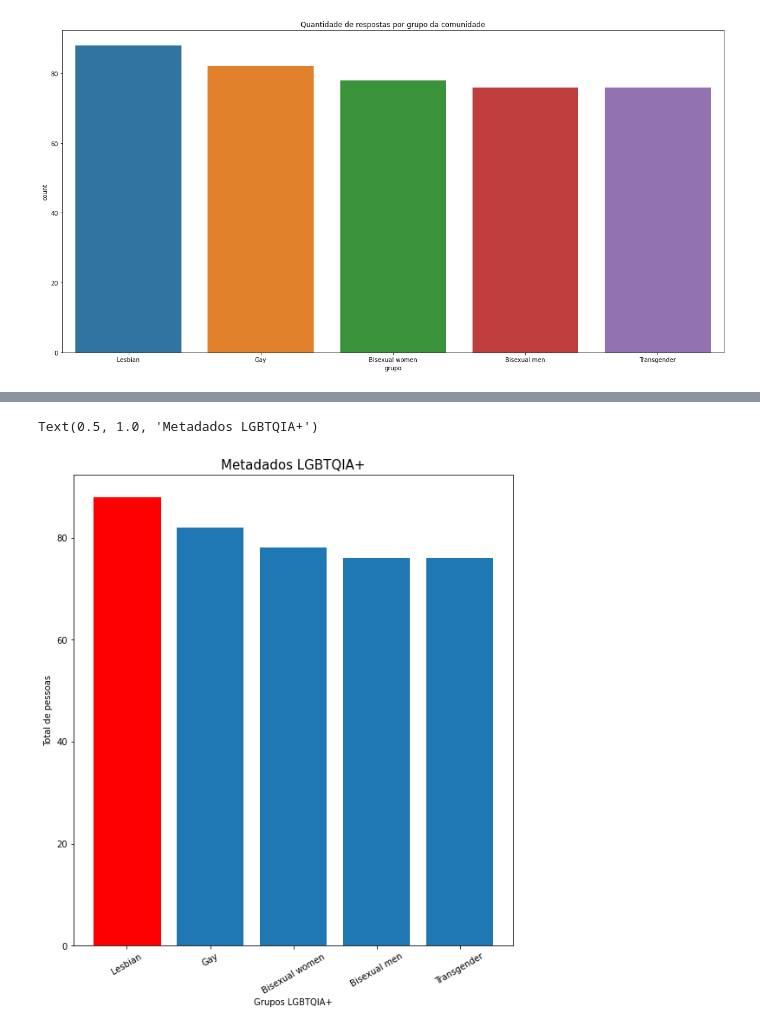
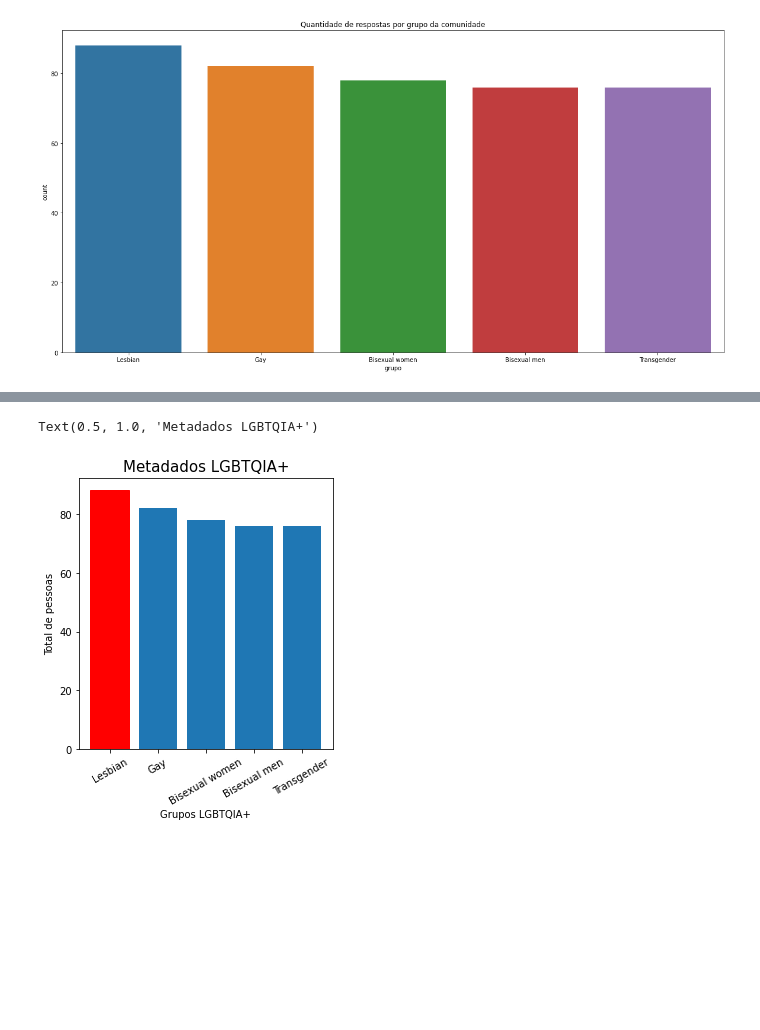
Before and after one commit to Weivak/UFRJ_Analitica_Tarefas, a Jupyter notebook: Tarefa_Analise/analise.ipynb, the cells around one changed output, grey strips where cells are left out. Drawn from its saved outputs; the diff is of its cells as text; code cells hidden in the pictures; blank space fills up the shorter version.

```diff
--- a/Tarefa_Analise/analise.ipynb
+++ b/Tarefa_Analise/analise.ipynb
@@ -252,21 +223,19 @@ Text(0.5, 1.0, 'Quantidade de respostas para cada pergunta')
 # %%
-# having our X and Y for Bar & Pie chart ready
 grupos = df_lgbt['grupo'].value_counts()
 lables = grupos.index
 values = grupos.values
 
-# plotting a figure
 fig=plt.figure()
-fig.set_figheight(10)
-fig.set_figwidth(20)
+fig.set_figheight(5)
+fig.set_figwidth(10)
 
 a_fig=fig.add_subplot(1,2,1)
 l1=plt.bar(lables, values)
 l1[0].set_color('r')
 plt.xticks(fontsize=10, rotation=30)
 plt.xlabel('Grupos LGBTQIA+')
 plt.ylabel('Total de pessoas')
 plt.title('Metadados LGBTQIA+',fontsize=15)
 # %% [output]
 Text(0.5, 1.0, 'Metadados LGBTQIA+')
-[figure, old version]
+[figure, new version]
```
Also changed, not shown: parts of 10 cells of this notebook.
